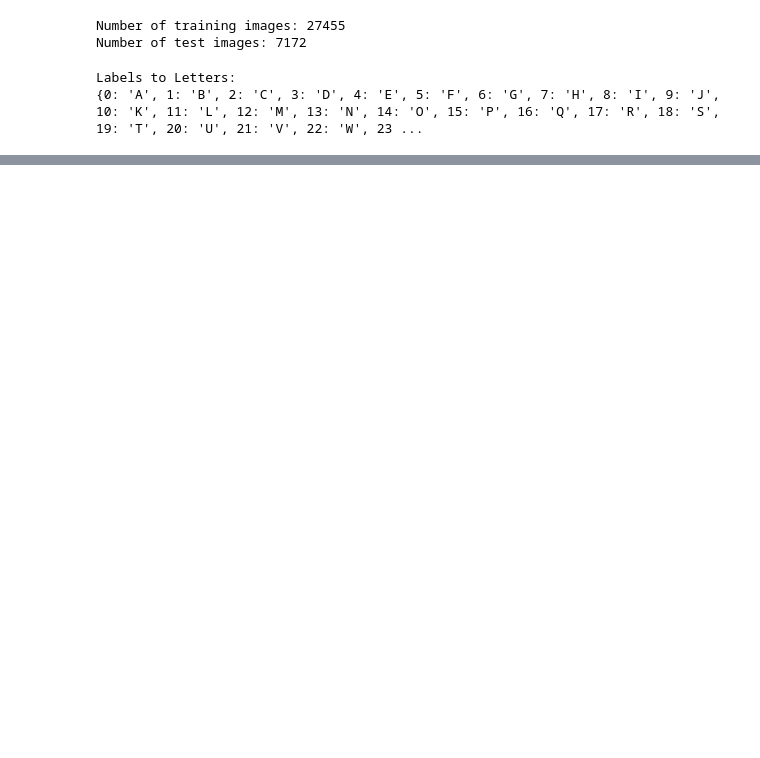
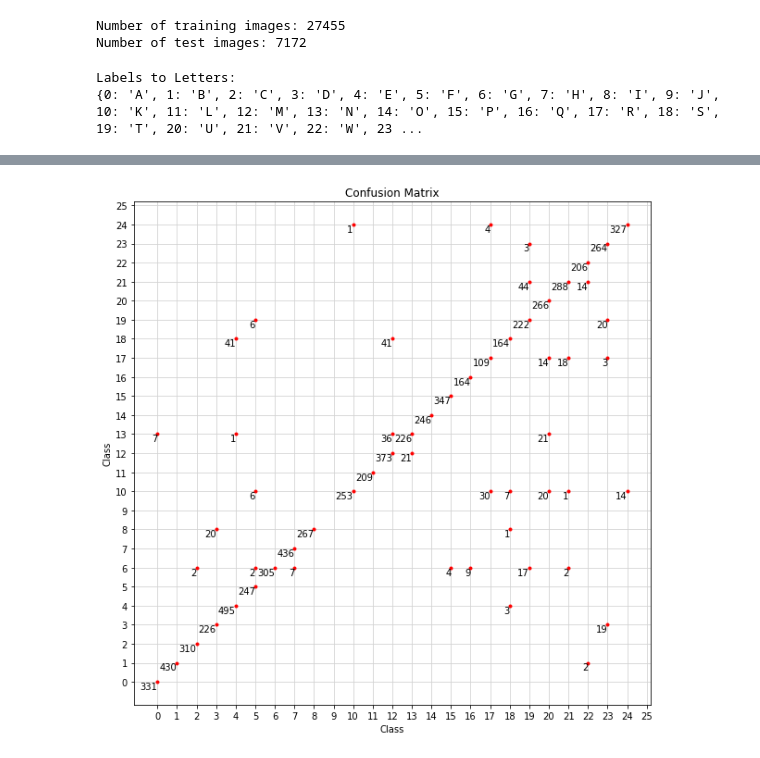
Before and after one commit to addiboyer24/Boyer_Addison_MachineLearningFinal, a Jupyter notebook: Sign_Language_Classification_MNIST.ipynb, the cells around one changed output, grey strips where cells are left out. Drawn from its saved outputs; the diff is of its cells as text; code cells hidden in the pictures; blank space fills up the shorter version.

```diff
--- a/Sign_Language_Classification_MNIST.ipynb
+++ b/Sign_Language_Classification_MNIST.ipynb
@@ -291,0 +290,2 @@ array([[331,   0,   0,   0,   0,   0,   0,   0,   0,   0,   0,   0,  11,
+# %%
+confusion_M = slc.confusion_M()
@@ -292,3 +314,33 @@ array([[331,   0,   0,   0,   0,   0,   0,   0,   0,   0,   0,   0,  11,
+# %%
+plt.title("Confusion Matrix")
+axis = np.linspace(0, 25, 26)
+plt.xlabel("Class")
+plt.ylabel("Class")
+plt.xticks(axis)
+plt.yticks(axis)
+for i in range(len(confusion_M)):
+    for j in range(len(confusion_M[i])):
+
+
+        if(confusion_M[i][j] != 0):
+            if(i >= 9 and j >= 9):
+                plt.plot(i+1,j+1, 'r.')
+                plt.text(i+1, j+1, confusion_M[i][j], horizontalalignment='right', verticalalignment='top')
+            elif(i >= 9):
+                plt.plot(i+1,j, 'r.')
+                plt.text(i+1, j, confusion_M[i][j], horizontalalignment='right', verticalalignment='top')
+            elif(j >= 9):
+                plt.plot(i,j+1, 'r.')
+                plt.text(i, j+1, confusion_M[i][j], horizontalalignment='right', verticalalignment='top')
+            else:
+                plt.plot(i,j, 'r.')
+                plt.text(i, j, confusion_M[i][j], horizontalalignment='right', verticalalignment='top')
+
+
+plt.grid(b=False, linestyle='-', color='lightgray')
+plt.show()
+# %% [output]
+[figure, added]
 # %%
 y_pred = slc.model(slc.x_test.float()).detach().numpy()
 # %%
```
Also changed, not shown: parts of 10 cells of this notebook, 13 other files.
